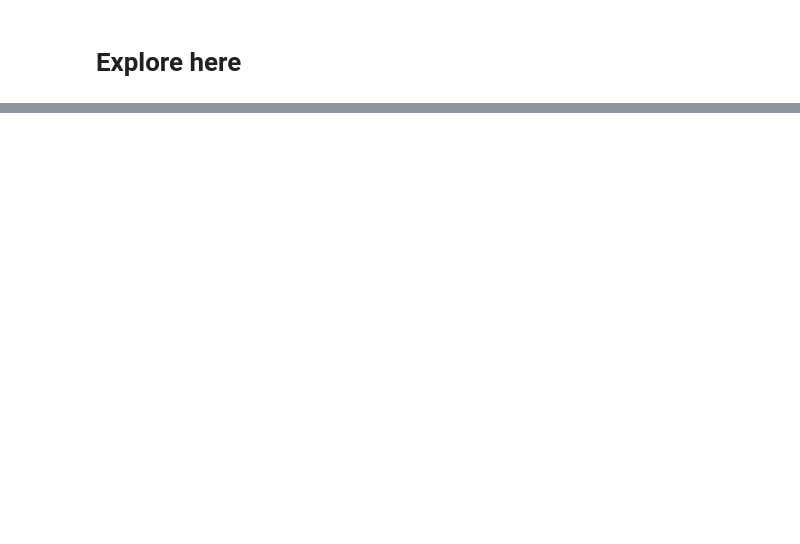
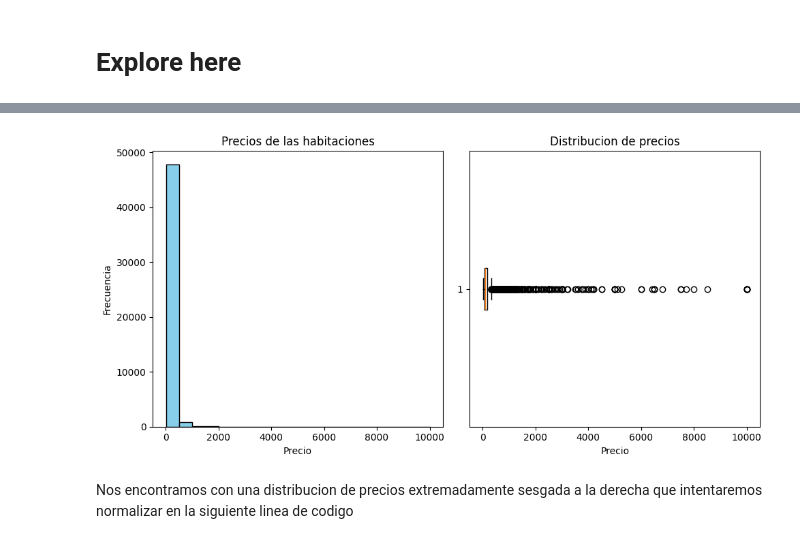
Before and after one commit to Dgasensi/machine-learning-python-template, a Jupyter notebook: src/explore.ipynb, the cells around one changed output, grey strips where cells are left out. Drawn from its saved outputs; the diff is of its cells as text; code cells hidden in the pictures; blank space fills up the shorter version.

```diff
--- a/src/explore.ipynb
+++ b/src/explore.ipynb
@@ -521,0 +136,5 @@ NameError: name 'lgb' is not defined
+# %%
+# Eliminamos columnas irrelevantes
+df.drop(['last_review', 'reviews_per_month', 'id', 'host_id'],  axis=1, inplace=True)
+# Comprobamos que ya no hay valores faltantes
+df.isna().sum()
@@ -521,0 +163,25 @@ NameError: name 'lgb' is not defined
+# %%
+# Eliminamos precios iguales o menores a 0
+df = df[df['price'] > 0]
+# %%
+# Crear un grid para dos plots
+fig, ax = plt.subplots(1, 2, figsize=(10, 5))
+
+# Histograma de precios
+ax[0].hist(df['price'], bins=20, color='skyblue', edgecolor='black')
+ax[0].set_title('Precios de las habitaciones')
+ax[0].set_xlabel('Precio')
+ax[0].set_ylabel('Frecuencia')
+
+# Boxplot de precios
+ax[1].boxplot(df['price'], vert=False)
+ax[1].set_title('Distribucion de precios')
+ax[1].set_xlabel('Precio')
+
+# Mostrar la figura
+plt.tight_layout()
+plt.show()
+# %% [output]
+[figure, added]
+# %% [markdown]
+Nos encontramos con una distribucion de precios extremadamente sesgada a la derecha que intentaremos normalizar en la siguiente linea de codigo
```
Also changed, not shown: parts of 114 cells of this notebook, 2 other files.
